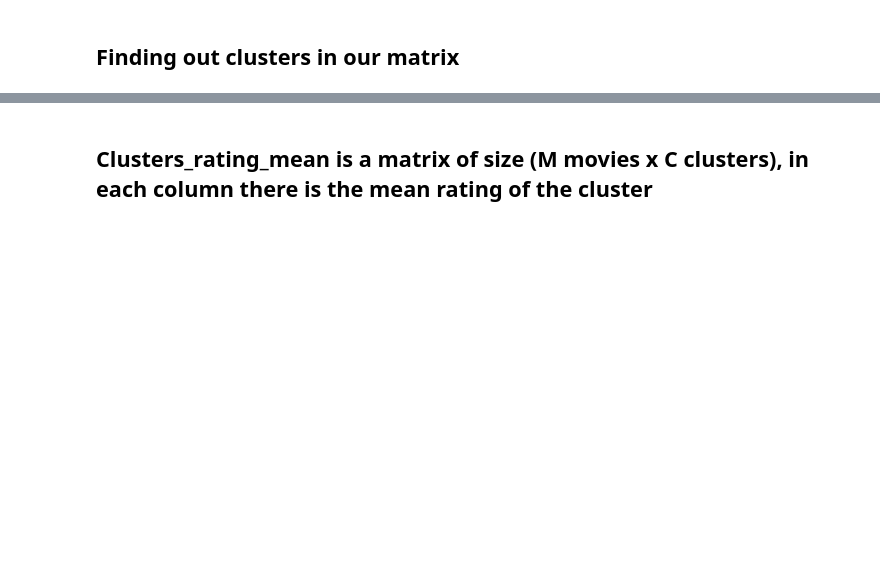
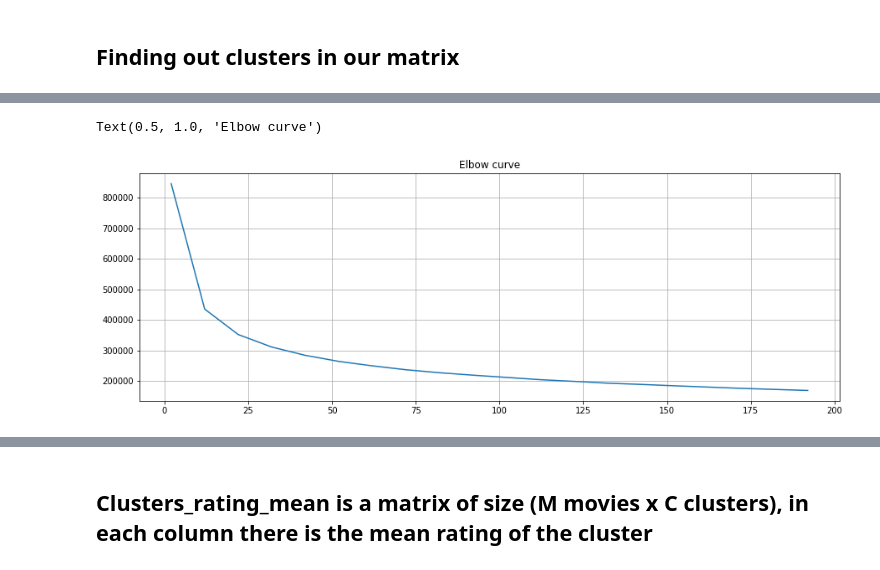
Before and after one commit to hassan-el-mansouri-khoudari/linear-bandits-movie-recommender, a Jupyter notebook: Clustering using users.ipynb, the cells around one changed output, grey strips where cells are left out. Saved outputs shown, nothing was run; the diff lists cells and outputs as text; code cells hidden in the pictures; blank space fills up the shorter version.

```diff
--- a/Clustering using users.ipynb
+++ b/Clustering using users.ipynb
@@ -140,3 +139,11 @@ print(R)
+# %%
+fig = plt.figure(figsize=(15, 5))
+plt.plot(range(2, 200, 10), distorsions)
+plt.grid(True)
+plt.title('Elbow curve')
+# %% [output]
+Text(0.5, 1.0, 'Elbow curve')
+[figure, added]
 # %%
 from sklearn.cluster import KMeans
 import matplotlib.pyplot as plt
```
Also changed, not shown: parts of 14 cells of this notebook, 2 other files.
